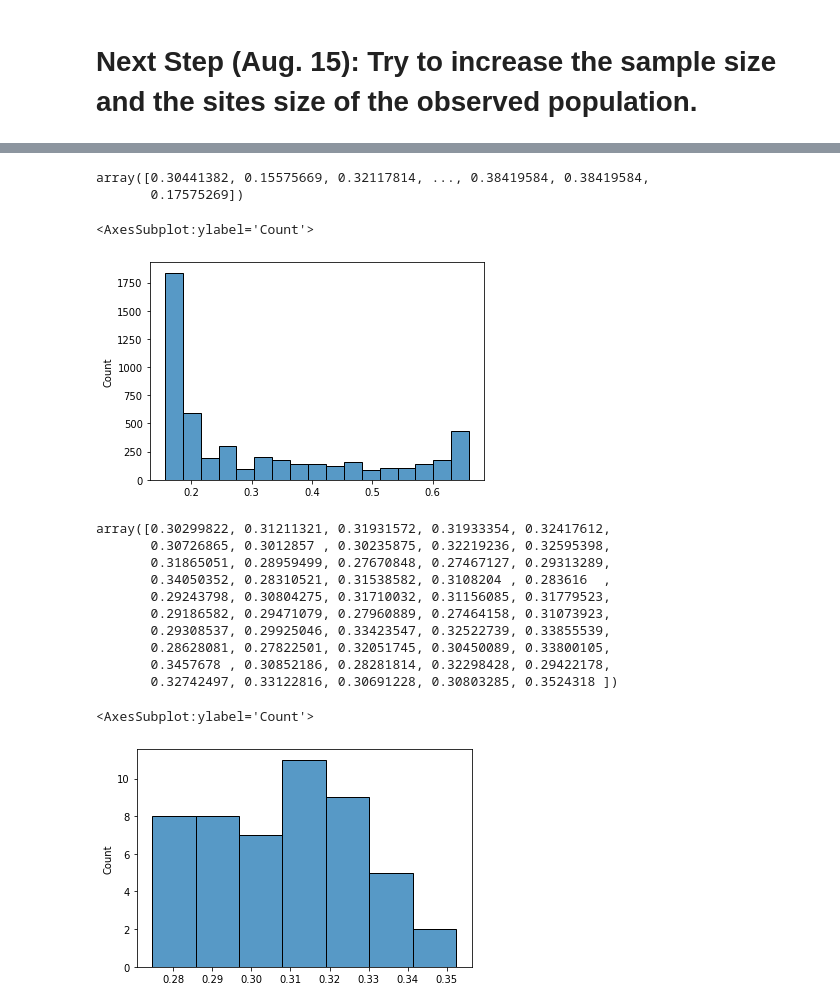
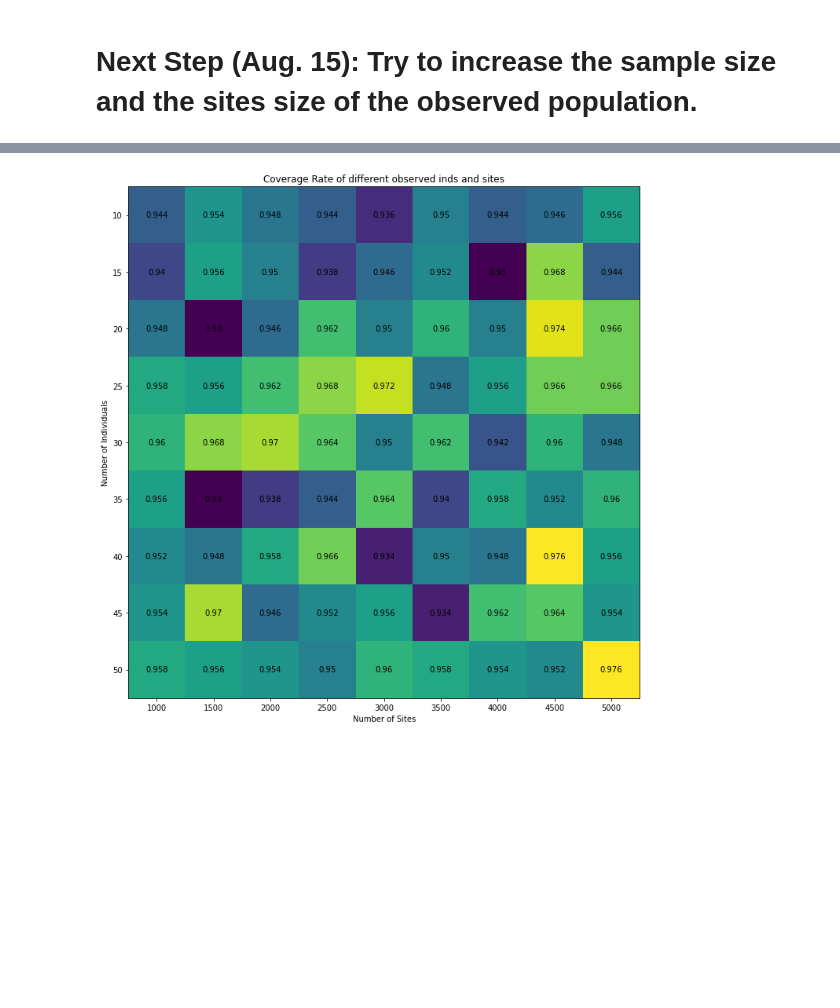
Before and after one commit to rwaples/resampling, a Jupyter notebook: resample_site_diversity.ipynb, the cells around one changed output, grey strips where cells are left out. Cells and saved outputs as stored; diff of their text form; code cells hidden in the pictures; blank space fills up the shorter version.

Commit message:
adjust the experiment and add more heatmaps

```diff
--- a/resample_site_diversity.ipynb
+++ b/resample_site_diversity.ipynb
@@ -695,25 +593,26 @@ array([[0.998, 1.   , 1.   , 0.772, 1.   , 0.578, 1.   , 1.   , 1.   ,
 # %%
-fig, ax = plt.subplots(figsize=(10, 10))
-im = ax.imshow(rate)
+def heatmap(rate):
+    fig, ax = plt.subplots(figsize=(10, 10))
+    im = ax.imshow(rate)
 
-# We want to show all ticks...
-ax.set_xticks(np.arange(len(sites_size)))
-ax.set_yticks(np.arange(len(samples_size)))
-# ... and label them with the respective list entries
-ax.set_xticklabels(sites_size)
-ax.set_yticklabels(samples_size)
+    # We want to show all ticks...
+    ax.set_xticks(np.arange(len(sites_size)))
+    ax.set_yticks(np.arange(len(samples_size)))
+    # ... and label them with the respective list entries
+    ax.set_xticklabels(sites_size)
+    ax.set_yticklabels(samples_size)
 
-# Rotate the tick labels and set their alignment.
-# plt.setp(ax.get_xticklabels(), ha="right")
+    # Rotate the tick labels and set their alignment.
+    # plt.setp(ax.get_xticklabels(), ha="right")
 
-# Loop over data dimensions and create text annotations.
-for i in range(len(sites_size)):
-    for j in range(len(samples_size)):
-        text = ax.text(j, i, rate[i, j],
-                       ha="center", va="center", color="black")
+    # Loop over data dimensions and create text annotations.
+    for i in range(len(sites_size)):
+        for j in range(len(samples_size)):
+            text = ax.text(j, i, rate[i, j],
+                           ha="center", va="center", color="black")
 
-ax.set_title("Coverage Rate of different observed inds and sites")
-ax.set_ylabel('Number of Individuals')
-ax.set_xlabel('Number of Sites')
-fig.tight_layout()
-plt.show()
+    ax.set_title("Coverage Rate of different observed inds and sites")
+    ax.set_ylabel('Number of Individuals')
+    ax.set_xlabel('Number of Sites')
+    fig.tight_layout()
+    plt.show()
@@ -732,10 +618,0 @@ jk_sites = jk_resample_sites(diversity, obs_ts.num_sites, obs_ts_diversity)
-# %%
-jk_sites
-# %% [output]
-array([0.30441382, 0.15575669, 0.32117814, ..., 0.38419584, 0.38419584,
-       0.17575269])
-# %%
-sns.histplot(jk_sites)
-# %% [output]
-<AxesSubplot:ylabel='Count'>
-[figure, removed]
@@ -744,18 +619,4 @@ jk_block_sits = jk_block_resample_sites(diversity, obs_ts_diversity, obs_ts.num_
-# %%
-jk_block_sits
-# %% [output]
-array([0.30299822, 0.31211321, 0.31931572, 0.31933354, 0.32417612,
-       0.30726865, 0.3012857 , 0.30235875, 0.32219236, 0.32595398,
-       0.31865051, 0.28959499, 0.27670848, 0.27467127, 0.29313289,
-       0.34050352, 0.28310521, 0.31538582, 0.3108204 , 0.283616  ,
-       0.29243798, 0.30804275, 0.31710032, 0.31156085, 0.31779523,
-       0.29186582, 0.29471079, 0.27960889, 0.27464158, 0.31073923,
-       0.29308537, 0.29925046, 0.33423547, 0.32522739, 0.33855539,
-       0.28628081, 0.27822501, 0.32051745, 0.30450089, 0.33800105,
-       0.3457678 , 0.30852186, 0.28281814, 0.32298428, 0.29422178,
-       0.32742497, 0.33122816, 0.30691228, 0.30803285, 0.3524318 ])
-# %%
-sns.histplot(jk_block_sits)
-# %% [output]
-<AxesSubplot:ylabel='Count'>
-[figure, removed]
+# %%
+heatmap(rate)
+# %% [output]
+[figure, added]
```
Also changed, not shown: parts of 29 cells of this notebook, 1 other file.
